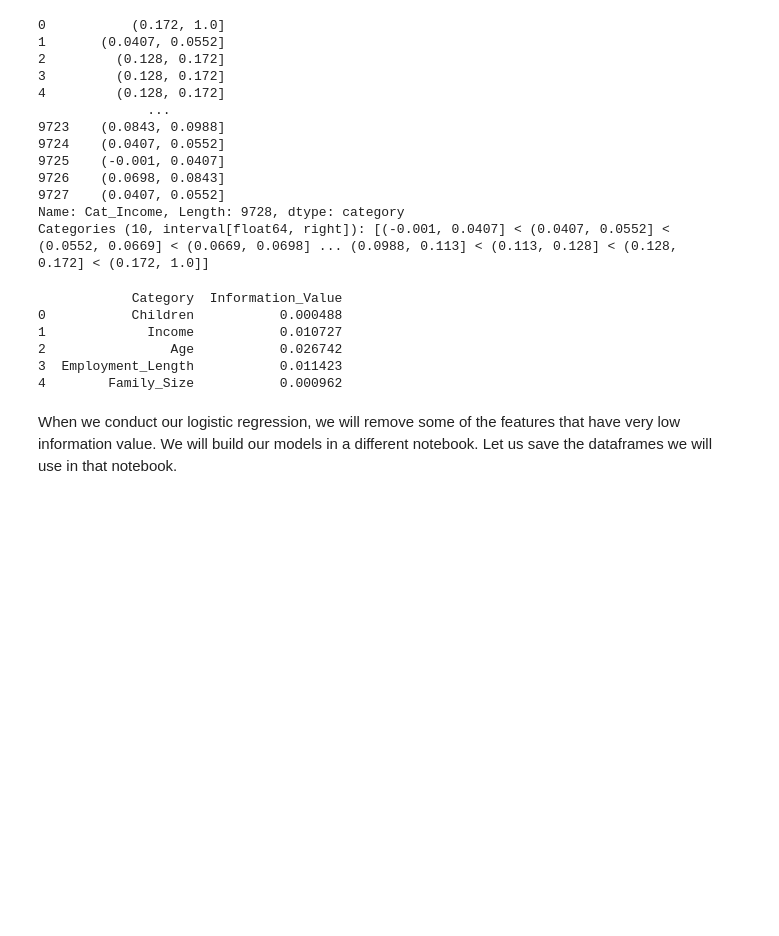
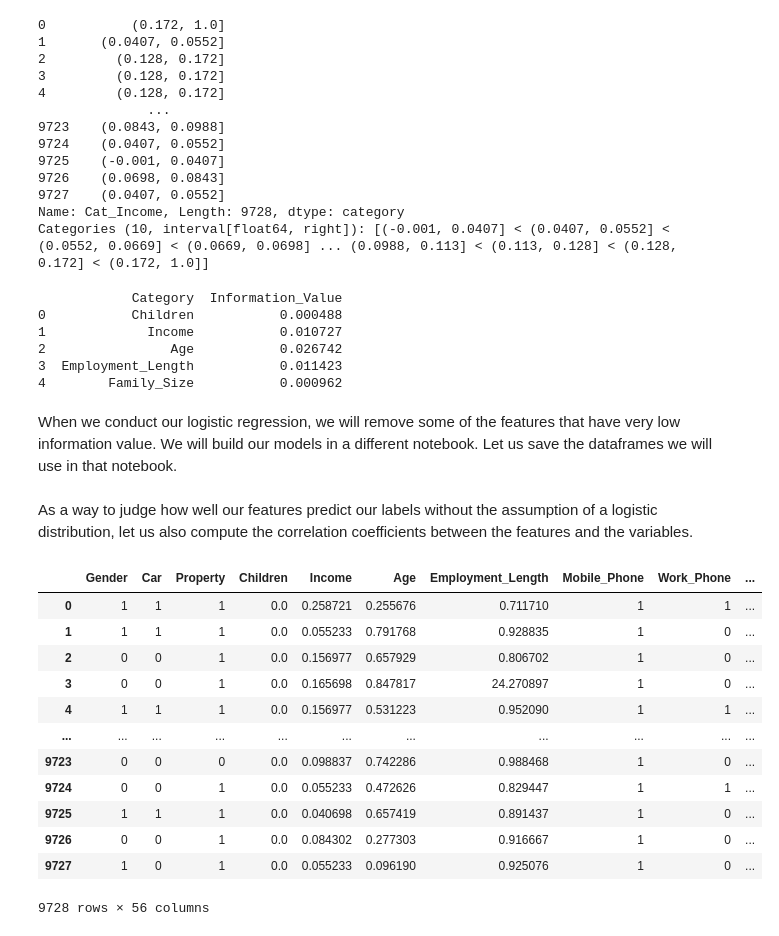
Before and after one commit to SiddharthNVenkatesh/Credit-Score-Model, a Jupyter notebook: Exploratory Data Analysis.ipynb, the cells around one changed output. Saved outputs shown, nothing was run; the diff lists cells and outputs as text; code cells hidden in the pictures; blank space fills up the shorter version.

```diff
--- a/Exploratory Data Analysis.ipynb
+++ b/Exploratory Data Analysis.ipynb
@@ -306,3 +306,5 @@ When we conduct our logistic regression, we will remove some of the features tha
 feat_binary.to_csv(r'feature_dataframe_without_one_in_K.csv')
 # %%
 feat_binarized.to_csv(r'feature_dataframe_with_one_in_K.csv')
+# %% [markdown]
+As a way to judge how well our features predict our labels without the assumption of a logistic distribution, let us also compute the correlation coefficients between the features and the variables.
@@ -308,0 +316,18 @@ feat_binarized.to_csv(r'feature_dataframe_with_one_in_K.csv')
+# %%
+feat_without_id = feat_binarized.drop(columns=['ID', 'IDList'])
+
+feat_without_id
+# %% [output]
+|  | Gender | Car | Property | Children | Income | Age | Employment_Length | Mobile_Phone | Work_Phone | ... |
+| 0 | 1 | 1 | 1 | 0.0 | 0.258721 | 0.255676 | 0.711710 | 1 | 1 | ... |
+| 1 | 1 | 1 | 1 | 0.0 | 0.055233 | 0.791768 | 0.928835 | 1 | 0 | ... |
+| 2 | 0 | 0 | 1 | 0.0 | 0.156977 | 0.657929 | 0.806702 | 1 | 0 | ... |
+| 3 | 0 | 0 | 1 | 0.0 | 0.165698 | 0.847817 | 24.270897 | 1 | 0 | ... |
+| 4 | 1 | 1 | 1 | 0.0 | 0.156977 | 0.531223 | 0.952090 | 1 | 1 | ... |
+| ... | ... | ... | ... | ... | ... | ... | ... | ... | ... | ... |
+| 9723 | 0 | 0 | 0 | 0.0 | 0.098837 | 0.742286 | 0.988468 | 1 | 0 | ... |
+| 9724 | 0 | 0 | 1 | 0.0 | 0.055233 | 0.472626 | 0.829447 | 1 | 1 | ... |
+| 9725 | 1 | 1 | 1 | 0.0 | 0.040698 | 0.657419 | 0.891437 | 1 | 0 | ... |
+| 9726 | 0 | 0 | 1 | 0.0 | 0.084302 | 0.277303 | 0.916667 | 1 | 0 | ... |
+| 9727 | 1 | 0 | 1 | 0.0 | 0.055233 | 0.096190 | 0.925076 | 1 | 0 | ... |
+9728 rows × 56 columns
```
Also changed, not shown: parts of 6 cells of this notebook.
